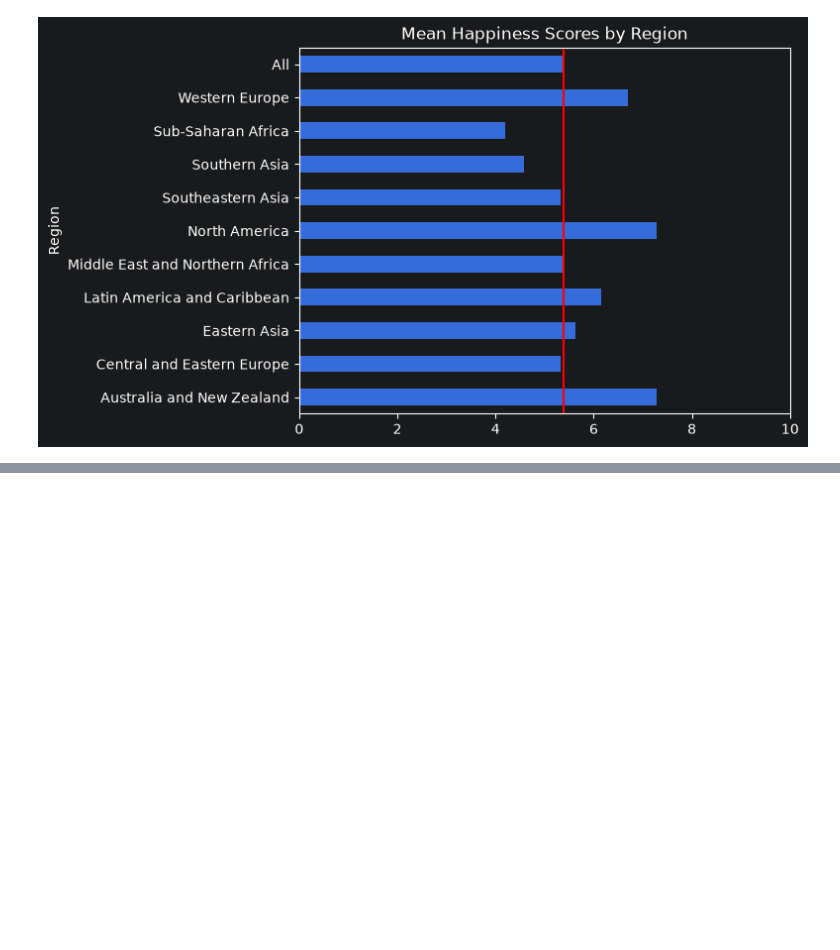
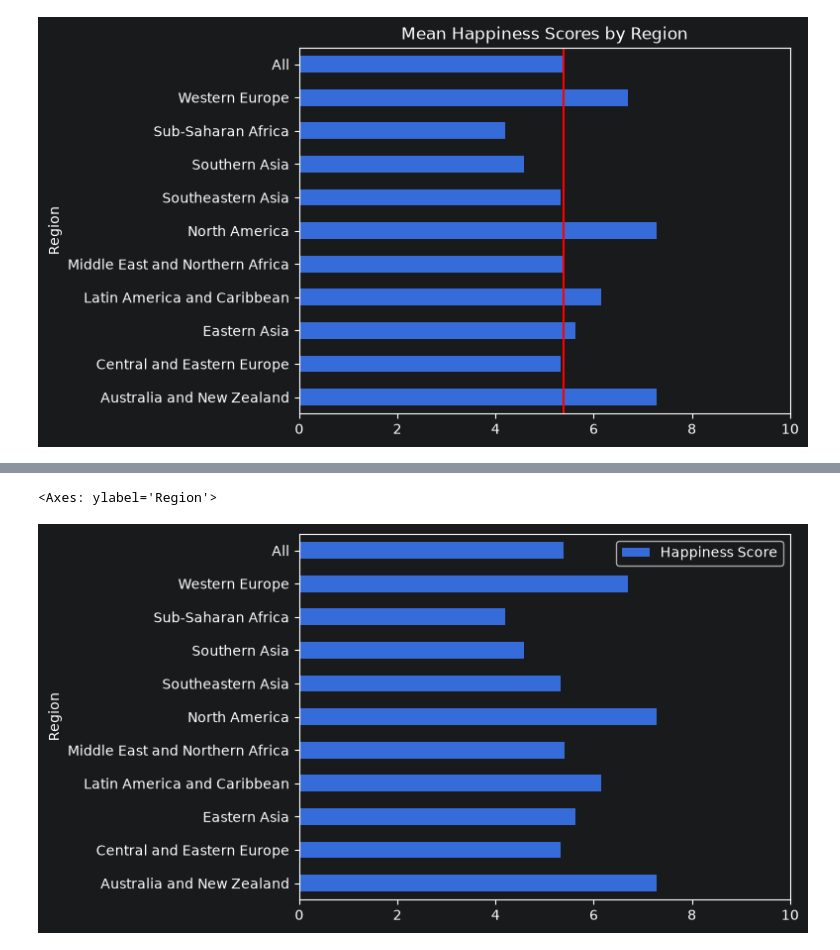
Before and after one commit to dnlsyfq/py_analyze, a Jupyter notebook: pandas.ipynb, the cells around one changed output, grey strips where cells are left out. Saved outputs shown, nothing was run; the diff lists cells and outputs as text; code cells hidden in the pictures; blank space fills up the shorter version.

```diff
--- a/pandas.ipynb
+++ b/pandas.ipynb
@@ -124,0 +141,7 @@ world_mean_happiness = df['Happiness Score'].mean()
+# %%
+df.pivot_table(
+    index='Region',values='Happiness Score',aggfunc=np.mean,margins=True
+).plot(kind='barh',xlim=(0,10))
+# %% [output]
+<Axes: ylabel='Region'>
+[figure, added]
```
Also changed, not shown: parts of 4 cells of this notebook, 1 other file.
